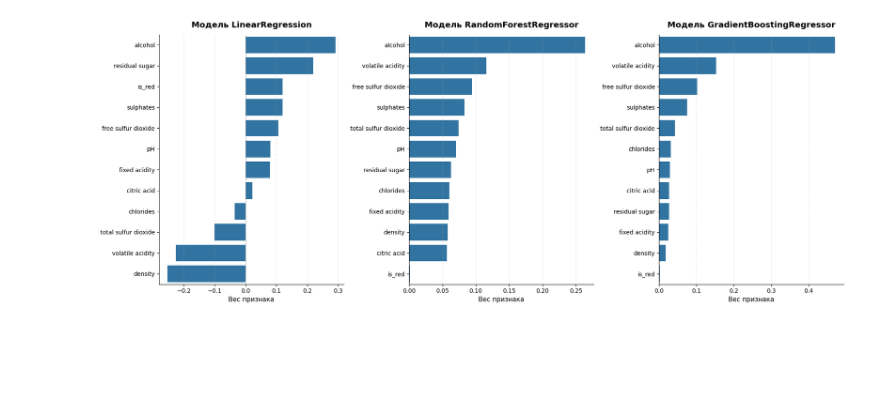
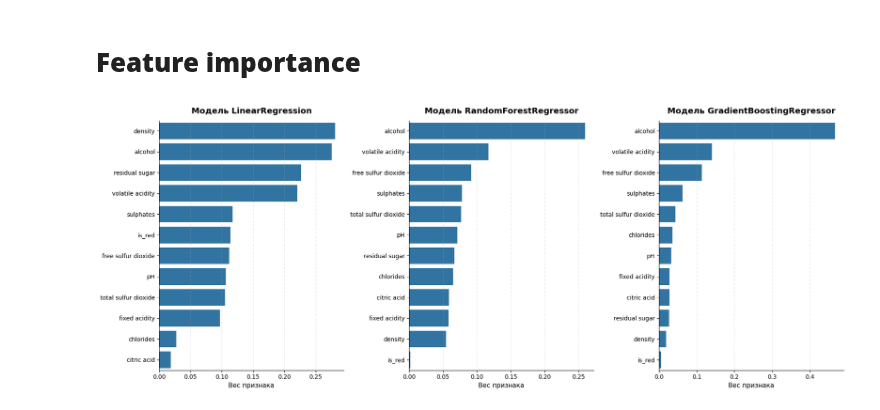
Before and after one commit to geori0/ml_labs, a Jupyter notebook: regression/lab01.ipynb, the cells around one changed output. Cells and saved outputs as stored; diff of their text form; code cells hidden in the pictures; blank space fills up the shorter version.

```diff
--- a/regression/lab01.ipynb
+++ b/regression/lab01.ipynb
@@ -34,0 +58,8 @@ df.head()
+# %%
+from sklearn.model_selection import train_test_split
+
+X = df.drop(columns=['quality'])
+y = df['quality']
+
+X_train, X_test, y_train, y_test = train_test_split(X, y, test_size=0.2, stratify=y, random_state=42)
+train = X_train.assign(quality=y_train)
@@ -62,0 +110,9 @@ sns.histplot(y)
+# %%
+feat_cols = [c for c in X.columns if c != 'is_red']
+
+fig, axes = plt.subplots(3, 4, figsize=(18, 11))
+for ax, c in zip(axes.ravel(), feat_cols):
+    sns.histplot(train[c], ax=ax)
+
+plt.tight_layout()
+plt.show()
@@ -81,8 +168,5 @@ sns.heatmap(corr_matrix, annot=True, cmap='coolwarm', fmt='.2f', square=True, cb
 # %%
-from sklearn.model_selection import train_test_split
 from sklearn.preprocessing import StandardScaler
-
-X_train, X_test, y_train, y_test = train_test_split(X, y, test_size=0.2, random_state=42)
 
 scaler = StandardScaler()
 scaler.fit(X_train)
@@ -92,34 +193,16 @@ X_test_scaled = scaler.transform(X_test)
 # %%
-from sklearn.linear_model import LinearRegression
-from sklearn.ensemble import RandomForestRegressor
-from sklearn.ensemble import GradientBoostingRegressor
-from sklearn.dummy import DummyRegressor
-from sklearn.metrics import mean_absolute_error, root_mean_squared_error
-
-models = {
-    'Baseline': DummyRegressor(strategy='mean'),
-    'LinearRegression': LinearRegression(),
-    'RandomForestRegressor': RandomForestRegressor(random_state=42),
-    'GradientBoostingRegressor': GradientBoostingRegressor(random_state=42)
-}
-
 rows = []
 coefs = []
 
 for name, model in models.items():
   model.fit(X_train_scaled, y_train)
   pred = model.predict(X_test_scaled)
-  train_pred = model.predict(X_train_scaled)
   if hasattr(model, 'coef_'):
     coefs.append({'model': name, 'coef': model.coef_})
   elif hasattr(model, 'feature_importances_'):
     coefs.append({'model': name, 'coef': model.feature_importances_})
   rows.append({
       'model': name,
-      'test RMSE': root_mean_squared_error(y_test, pred),
-      'train RMSE': root_mean_squared_error(y_train, train_pred),
+      'RMSE': root_mean_squared_error(y_test, pred),
       'MAE': mean_absolute_error(y_test, pred),
   })
-
-results = pd.DataFrame(rows).sort_values("test RMSE")
-results
@@ -132,3 +232,5 @@ results
+# %% [markdown]
+# **Feature importance**
 # %%
 def show_weights(features, weights, title, ax=None):
     if ax is None:
@@ -151,14 +253,14 @@ def show_weights(features, weights, title, ax=None):
 # %%
 n_models = len(coefs)
 fig, axes = plt.subplots(ncols=n_models, figsize=(6 * n_models, 7))
 
 
 for ax, model_info in zip(axes, coefs):
   name = model_info['model']
-  coef = model_info['coef']
+  coef = abs(model_info['coef'])
   show_weights(X.columns, coef, f'Модель {name}', ax=ax)
 
 plt.tight_layout()
 plt.show()
 # %% [output]
-[figure, old version]
+[figure, new version]
```
Also changed, not shown: parts of 42 cells of this notebook.
